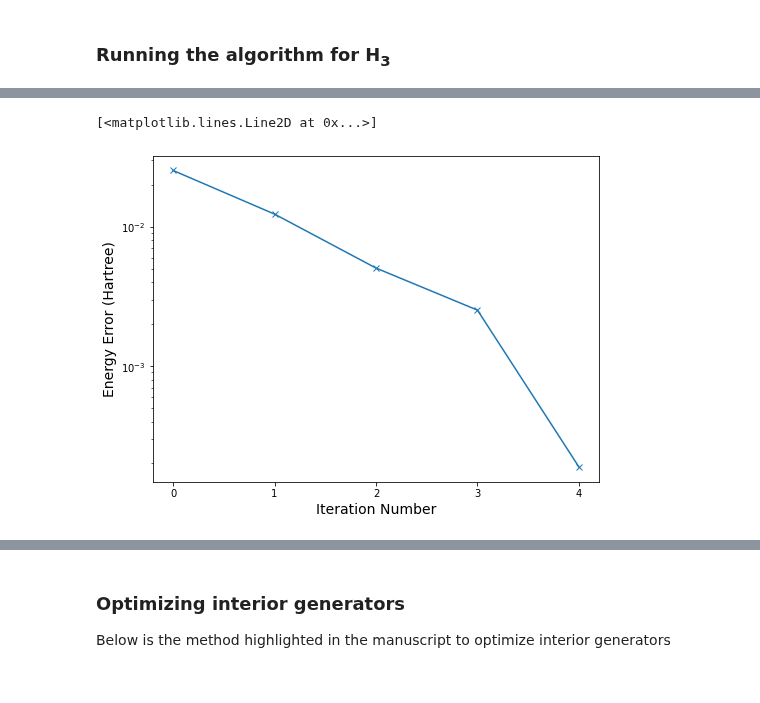
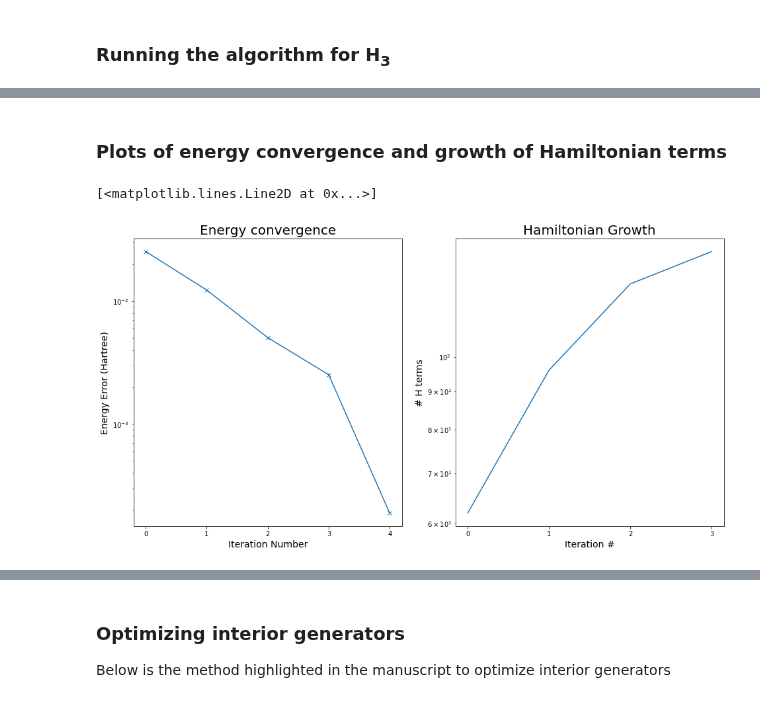
Before and after one commit to sandbox-quantum/Tangelo, a Jupyter notebook: examples/iqcc_using_clifford.ipynb, the cells around one changed output, grey strips where cells are left out. Cells and saved outputs as stored; diff of their text form; code cells hidden in the pictures.

```diff
--- a/examples/iqcc_using_clifford.ipynb
+++ b/examples/iqcc_using_clifford.ipynb
@@ -170,7 +133,7 @@ class iQCConlyClifford(ADAPTSolver):
         """
 
         if len(self.vqe_solver.ansatz.operators) > 0:
-            dressed_qu_op = qcc_op_dress(deepcopy(self.qubit_hamiltonian), list(reversed(self.vqe_solver.ansatz.operators)), list(reversed(self.vqe_solver.optimal_var_params)))
+            dressed_qu_op = qcc_op_dress(deepcopy(self.qubit_hamiltonian), self.vqe_solver.ansatz.operators[::-1], self.vqe_solver.optimal_var_params[::-1])
             self.energies[-1] = backend.get_expectation_value(dressed_qu_op, self.vqe_solver.ansatz.prepare_reference_state())
             print("Dressed Hamiltonian, same initial state energy", self.energies[-1])
         else:
@@ -340,14 +303,25 @@ Chosen parameter is 0.08657354901273173 with energy -1.5244271035716803
 
  The number of H terms at each iteration is
 [62, 96, 125, 138]
+# %% [markdown]
+### Plots of energy convergence and growth of Hamiltonian terms
 # %%
 import matplotlib.pyplot as plt
 
-plt.figure(figsize=(8,6))
-plt.xticks(list(range(len(iQCC_C_solver.energies))))
-plt.xlabel("Iteration Number", fontdict={"size": 14})
-plt.ylabel("Energy Error (Hartree)", fontdict={"size": 14})
-plt.semilogy(range(len(iQCC_C_solver.energies)), np.abs(iQCC_C_solver.energies-exact), "-x" )
+fig, (ax1, ax2) = plt.subplots(1, 2)
+fig.set_size_inches(16, 8)
+
+ax1.set_xticks(list(range(len(iQCC_C_solver.energies))))
+ax1.set_title("Energy convergence", fontdict={"size": 20})
+ax1.set_xlabel("Iteration Number", fontdict={"size": 14})
+ax1.set_ylabel("Energy Error (Hartree)", fontdict={"size": 14})
+ax1.semilogy(range(len(iQCC_C_solver.energies)), np.abs(iQCC_C_solver.energies-exact), "-x" )
+
+ax2.set_title("Hamiltonian Growth", fontdict={"size": 20})
+ax2.set_ylabel("# H terms", fontdict={"size": 14})
+ax2.set_xticks(list(range(len(iQCC_C_solver.qu_op_length))))
+ax2.set_xlabel("Iteration #", fontdict={"size": 14})
+ax2.semilogy(list(range(len(iQCC_C_solver.qu_op_length))), iQCC_C_solver.qu_op_length)
 # %% [output]
 [<matplotlib.lines.Line2D at 0x...>]
-[figure, old version]
+[figure, new version]
```
Also changed, not shown: parts of 11 cells of this notebook.
